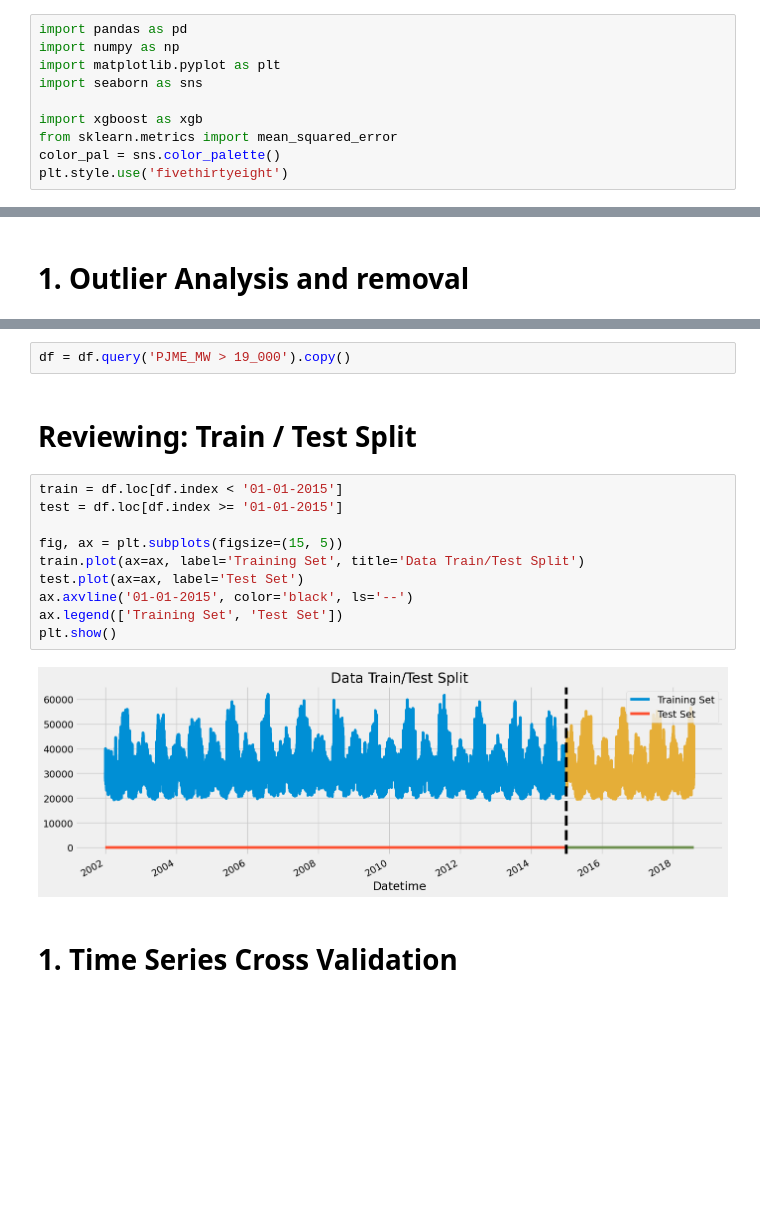
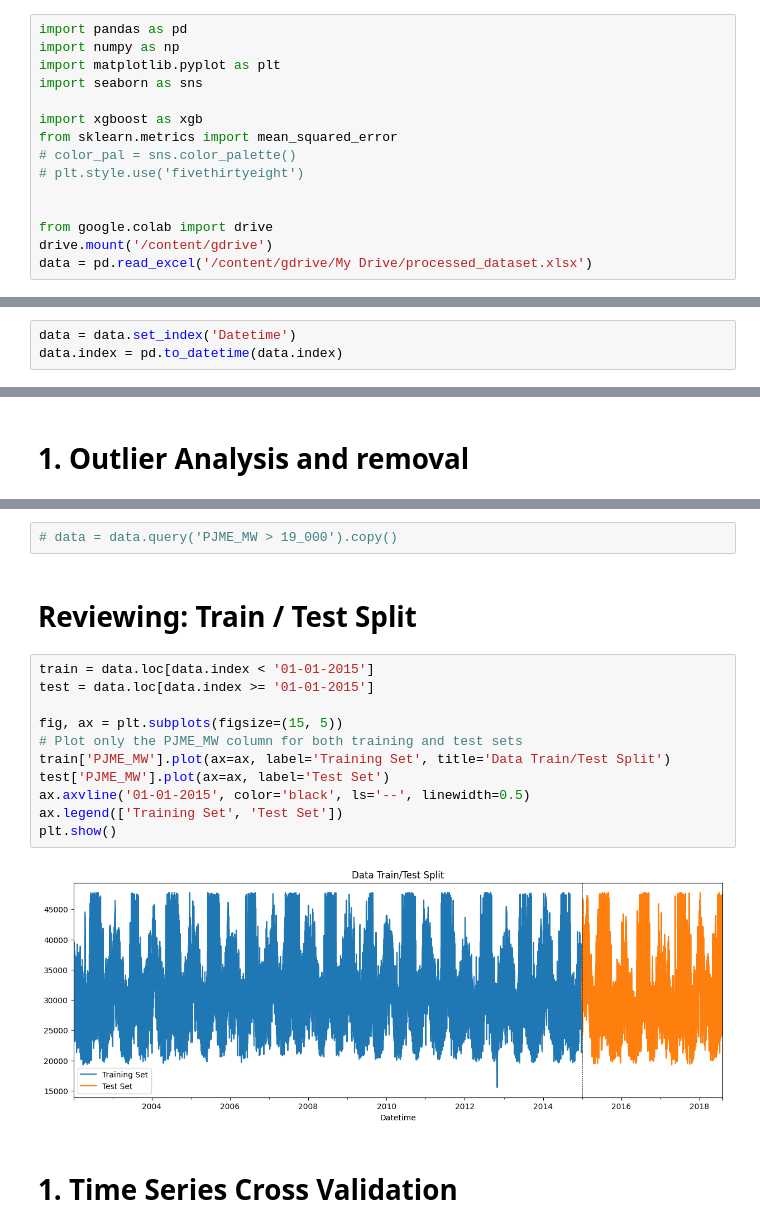
Before and after one commit to Rodizo/CS231N-Standford, a Jupyter notebook: Copy_of_PT2_Time_Series_Forecasting_with_XGBoost.ipynb, the cells around one changed output, grey strips where cells are left out. Saved outputs shown, nothing was run; the diff lists cells and outputs as text; blank space fills up the shorter version.

```diff
--- a/Copy_of_PT2_Time_Series_Forecasting_with_XGBoost.ipynb
+++ b/Copy_of_PT2_Time_Series_Forecasting_with_XGBoost.ipynb
@@ -8,5 +8,10 @@ import seaborn as sns
 
 import xgboost as xgb
 from sklearn.metrics import mean_squared_error
-color_pal = sns.color_palette()
-plt.style.use('fivethirtyeight')
+# color_pal = sns.color_palette()
+# plt.style.use('fivethirtyeight')
+
+
+from google.colab import drive
+drive.mount('/content/gdrive')
+data = pd.read_excel('/content/gdrive/My Drive/processed_dataset.xlsx')
@@ -19 +20,4 @@ df.index = pd.to_datetime(df.index)
+# %%
+data = data.set_index('Datetime')
+data.index = pd.to_datetime(data.index)
 # %%
@@ -41,21 +46,22 @@ df.query('PJME_MW < 19_000')['PJME_MW'] \
 <Axes: title={'center': 'Outliers'}, xlabel='Datetime'>
 [figure]
 # %%
-df = df.query('PJME_MW > 19_000').copy()
+# data = data.query('PJME_MW > 19_000').copy()
 # %% [markdown]
 # Reviewing: Train / Test Split
 # %%
-train = df.loc[df.index < '01-01-2015']
-test = df.loc[df.index >= '01-01-2015']
+train = data.loc[data.index < '01-01-2015']
+test = data.loc[data.index >= '01-01-2015']
 
 fig, ax = plt.subplots(figsize=(15, 5))
-train.plot(ax=ax, label='Training Set', title='Data Train/Test Split')
-test.plot(ax=ax, label='Test Set')
-ax.axvline('01-01-2015', color='black', ls='--')
+# Plot only the PJME_MW column for both training and test sets
+train['PJME_MW'].plot(ax=ax, label='Training Set', title='Data Train/Test Split')
+test['PJME_MW'].plot(ax=ax, label='Test Set')
+ax.axvline('01-01-2015', color='black', ls='--', linewidth=0.5)
 ax.legend(['Training Set', 'Test Set'])
 plt.show()
 # %% [output]
-[figure, old version]
+[figure, new version]
 # %% [markdown]
 # 1. Time Series Cross Validation
 # %%
```
Also changed, not shown: parts of 21 cells of this notebook.
